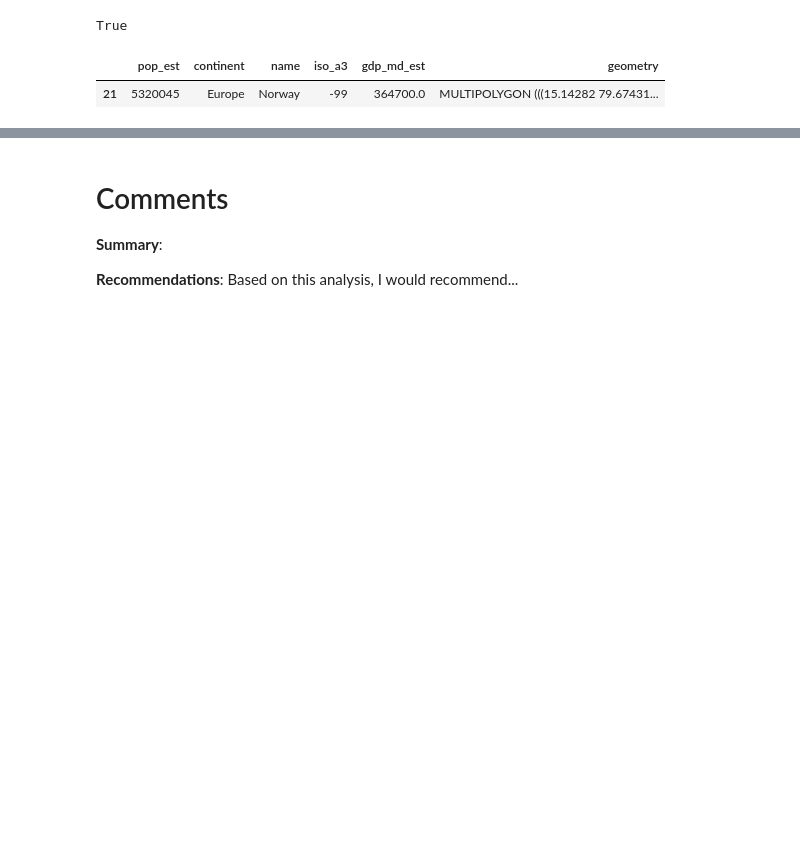
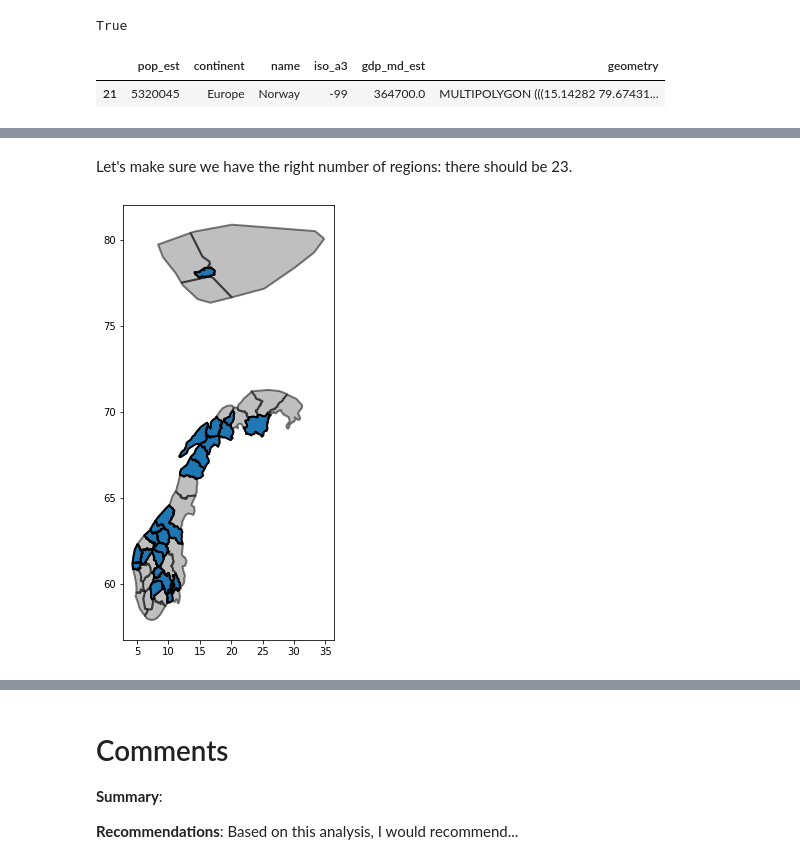
Before and after one commit to NVE/avalanche_ml, a Jupyter notebook: notebooks/analysis/0_distributions.ipynb, the cells around one changed output, grey strips where cells are left out. Saved outputs shown, nothing was run; the diff lists cells and outputs as text; code cells hidden in the pictures; blank space fills up the shorter version.

Commit message:
figured out how to plot region masks and central points in geopandas
now i will move on to plotting spatial averages

```diff
--- a/notebooks/analysis/0_distributions.ipynb
+++ b/notebooks/analysis/0_distributions.ipynb
@@ -721,0 +625,4 @@ Index(['CLASS_danger_level', 'CLASS_emergency_warning', 'CLASS_problem_1',
+# %%
+# what regions do we have data for
+regions_list_sub = np.unique(regions.index.get_level_values(0))
+regions_list_sub
@@ -752,0 +666,8 @@ Name: 0, dtype: object
+# %%
+# now let's create a new index based our encodings
+new_index = list(range(3001, 3047))
+regions = gpd.read_file('regions.json')
+regions.index = new_index
+# %%
+regions_to_predict = regions.loc[regions_list_sub]
+regions_to_predict
@@ -752,0 +692,2 @@ Name: 0, dtype: object
+# %% [markdown]
+Let's make sure we have the right number of regions: there should be 23.
@@ -752,0 +696,9 @@ Name: 0, dtype: object
+# %%
+fig, ax = plt.subplots(figsize=(16, 8))
+
+regions.plot(facecolor='grey', edgecolor='k', alpha=0.5, linewidth=2.0, ax=ax)
+regions_to_predict.plot(facecolor='tab:blue', edgecolor='k', linewidth=2.0, ax=ax)
+
+plt.show()
+# %% [output]
+[figure, added]
```
Also changed, not shown: parts of 23 cells of this notebook.
